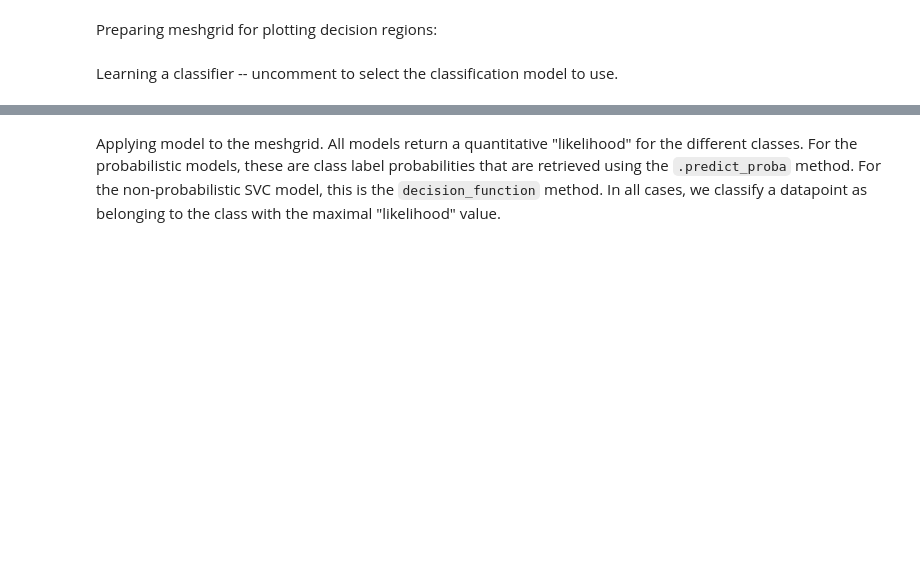
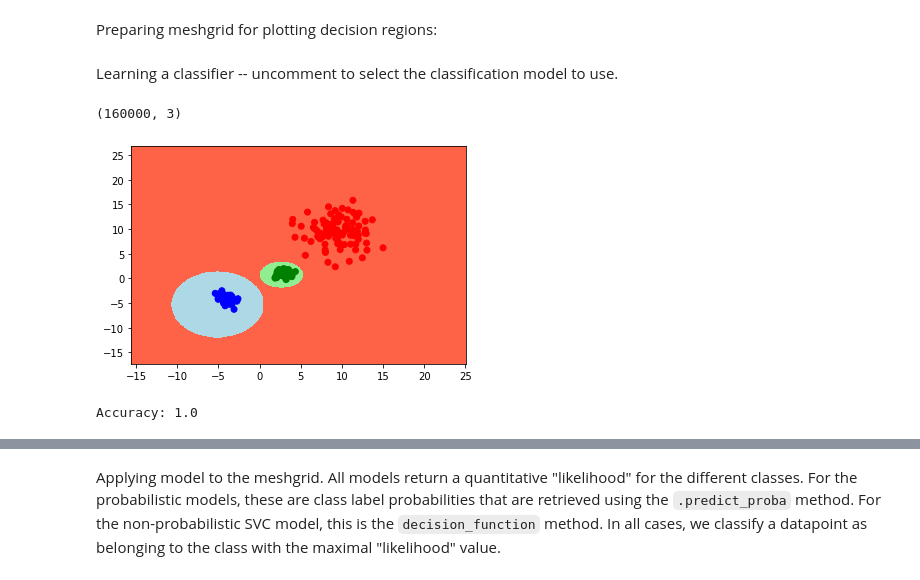
Before and after one commit to KuskIV/ml_exam_notes, a Jupyter notebook: selfstudy/02.ipynb, the cells around one changed output, grey strips where cells are left out. Cells and saved outputs as stored; diff of their text form; code cells hidden in the pictures; blank space fills up the shorter version.

```diff
--- a/selfstudy/02.ipynb
+++ b/selfstudy/02.ipynb
@@ -63,13 +80,13 @@ labels=np.concatenate((np.zeros(componentsizes[0]),np.ones(componentsizes[1]),2*
 # %% [markdown]
 **B**: Loading mi.txt data:
 # %%
-midata = pd.read_csv("MI-labeled.txt", sep=',')
-features = np.array(midata[['X','Y']])
-classlabels=midata['Class']
-labels = np.zeros(len(classlabels))
-for i in range(len(classlabels)):
-    if classlabels[i] == 'I':
-        labels[i]=1
+# midata = pd.read_csv("data/MI-labeled.txt", sep=',')
+# features = np.array(midata[['X','Y']])
+# classlabels=midata['Class']
+# labels = np.zeros(len(classlabels))
+# for i in range(len(classlabels)):
+#     if classlabels[i] == 'I':
+#         labels[i]=1
 # %% [markdown]
 Preparing meshgrid for plotting decision regions:
 # %%
@@ -81,12 +98,31 @@ border=2
 xinterval = (maxvalx-minvalx)/border
 yinterval = (maxvaly-minvaly)/border
 xx, yy = np.meshgrid(np.arange(minvalx-xinterval, maxvalx+xinterval, xinterval/100), np.arange(minvaly-yinterval, maxvaly+yinterval, yinterval/100))
+# %%
+def plot_model(model, is_svc=False):
+    if is_svc:
+        Z=model.decision_function(np.c_[xx.ravel(), yy.ravel()])
+        # meshclasses = np.ones(Z.size)
+        # meshclasses[Z<0]=0
+        meshclasses = maxpos(Z)
+    else:
+        Z=model.predict_proba(np.c_[xx.ravel(), yy.ravel()])
+        meshclasses = maxpos(Z)
+    meshclasses = meshclasses.reshape(xx.shape)
+    print(Z.shape)
+    plt.contourf(xx,yy,meshclasses,[-0.1,0.1,1,2],colors=('tomato','lightblue','lightgreen'))
+    plt.scatter(features[:,0],features[:,1],c=labels, cmap = mpl.colors.ListedColormap(['r', 'b','g']))
+    # plt.scatter(data[:,0],data[:,1],c=classlabels_numeric, cmap = mpl.colors.ListedColormap(['r', 'b']))
+    plt.show()
+    pred_labels=model.predict(features)
+    print("Accuracy: {}".format(accuracy_score(labels,pred_labels)))
 # %% [markdown]
 Learning a classifier -- uncomment to select the classification model to use.
-# %%
-#model=GaussianNB()
-#model=LinearDiscriminantAnalysis()
-model = LogisticRegression()
-#model = SVC(kernel='linear')
-
-model.fit(features,labels)
+# %%
+model_gaus=GaussianNB()
+model_gaus.fit(features,labels)
+plot_model(model_gaus)
+# %% [output]
+(160000, 3)
+[figure, added]
+Accuracy: 1.0
```
Also changed, not shown: parts of 34 cells of this notebook, 51 other files.
